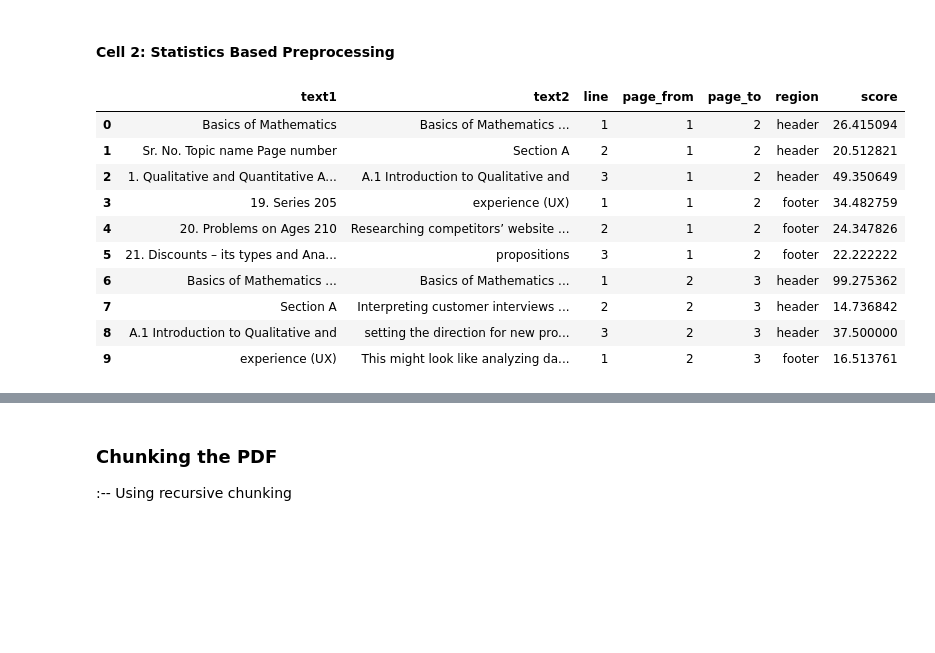
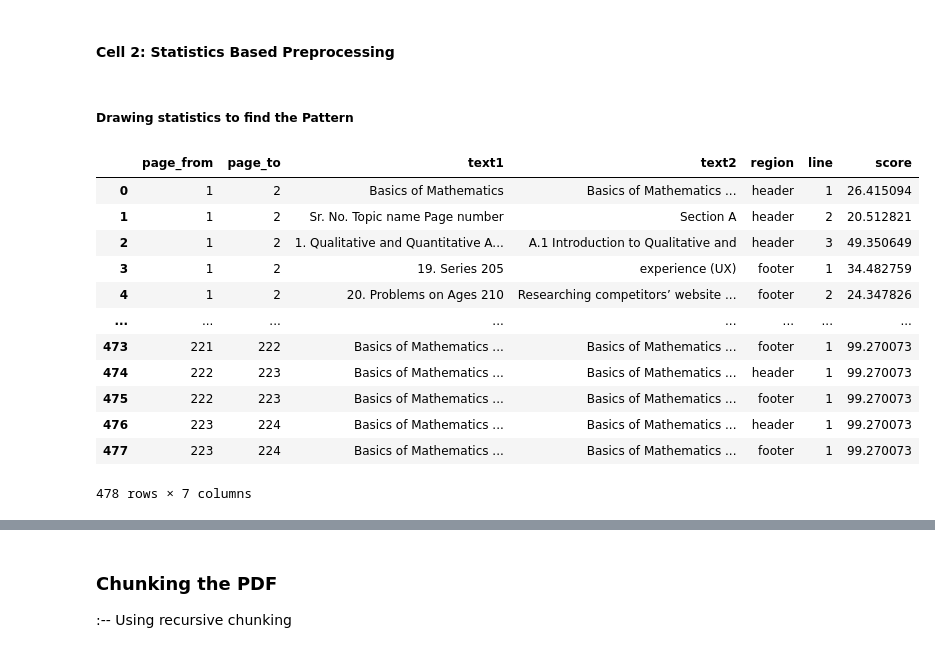
Before and after one commit to Dhruvindave/AI-Knowledge-System-RAG, a Jupyter notebook: main.ipynb, the cells around one changed output, grey strips where cells are left out. Drawn from its saved outputs; the diff is of its cells as text; code cells hidden in the pictures; blank space fills up the shorter version.

```diff
--- a/main.ipynb
+++ b/main.ipynb
@@ -218,48 +463,54 @@ Difference between Quantitative data analysis and Qualitative data analysis
 ---------------------------------------
 # %% [markdown]
 #### Cell 2: Statistics Based Preprocessing
+# %% [markdown]
+##### Drawing statistics to find the Pattern
 # %%
 similar_line_pdf = compute_line_similarity(pdf, 3)
+
+similar_line_pdf
+# %% [output]
+|  | page_from | page_to | text1 | text2 | region | line | score |
+| 0 | 1 | 2 | Basics of Mathematics | Basics of Mathematics ... | header | 1 | 26.415094 |
+| 1 | 1 | 2 | Sr. No. Topic name Page number | Section A | header | 2 | 20.512821 |
+| 2 | 1 | 2 | 1. Qualitative and Quantitative A... | A.1 Introduction to Qualitative and | header | 3 | 49.350649 |
+| 3 | 1 | 2 | 19. Series 205 | experience (UX) | footer | 1 | 34.482759 |
+| 4 | 1 | 2 | 20. Problems on Ages 210 | Researching competitors’ website ... | footer | 2 | 24.347826 |
+| ... | ... | ... | ... | ... | ... | ... | ... |
+| 473 | 221 | 222 | Basics of Mathematics ... | Basics of Mathematics ... | footer | 1 | 99.270073 |
+| 474 | 222 | 223 | Basics of Mathematics ... | Basics of Mathematics ... | header | 1 | 99.270073 |
+| 475 | 222 | 223 | Basics of Mathematics ... | Basics of Mathematics ... | footer | 1 | 99.270073 |
+| 476 | 223 | 224 | Basics of Mathematics ... | Basics of Mathematics ... | header | 1 | 99.270073 |
+| 477 | 223 | 224 | Basics of Mathematics ... | Basics of Mathematics ... | footer | 1 | 99.270073 |
+478 rows × 7 columns
 # %%
-suspect_similarity_dataset = pd.DataFrame(columns=['text1','text2', 'line', 'page_from', 'page_to', 'region',  'score'])
+# suspect_similarity_dataset = pd.DataFrame(columns=['text1','text2', 'line', 'page_from', 'page_to', 'region',  'score'])
 
-for page in similar_line_pdf:
-    for header in page['header_scores']:
-        new_row = {
-            'page_from': page['pages'][0],
-            'page_to': page['pages'][1],
-            'region': 'header',
-            'line': header['line'],
-            'text1': header['text1'],
-            'text2': header['text2'],
-            'score': header['score']
-        }
-        suspect_similarity_dataset.loc[len(suspect_similarity_dataset)] = new_row
+# for page in similar_line_pdf:
+#     for header in page['header_scores']:
+#         new_row = {
+#             'page_from': page['pages'][0],
+#             'page_to': page['pages'][1],
+#             'region': 'header',
+#             'line': header['line'],
+#             'text1': header['text1'],
+#             'text2': header['text2'],
+#             'score': header['score']
+#         }
+#         suspect_similarity_dataset.loc[len(suspect_similarity_dataset)] = new_row
 
-    for footer in page['footer_scores']:
-        new_row = {
-            'page_from': page['pages'][0],
-            'page_to': page['pages'][1],
-            'region': 'footer',
-            'line': footer['line'],
-            'text1': footer['text1'],
-            'text2': footer['text2'],
-            'score': footer['score']
-        }
-        suspect_similarity_dataset.loc[len(suspect_similarity_dataset)] = new_row
+#     for footer in page['footer_scores']:
+#         new_row = {
+#             'page_from': page['pages'][0],
+#             'page_to': page['pages'][1],
+#             'region': 'footer',
+#             'line': footer['line'],
+#             'text1': footer['text1'],
+#             'text2': footer['text2'],
+#             'score': footer['score']
+#         }
+#         suspect_similarity_dataset.loc[len(suspect_similarity_dataset)] = new_row
 
 
-suspect_similarity_dataset.head(10)
+# suspect_similarity_dataset.head(10)
-# %% [output]
-|  | text1 | text2 | line | page_from | page_to | region | score |
-| 0 | Basics of Mathematics | Basics of Mathematics ... | 1 | 1 | 2 | header | 26.415094 |
-| 1 | Sr. No. Topic name Page number | Section A | 2 | 1 | 2 | header | 20.512821 |
-| 2 | 1. Qualitative and Quantitative A... | A.1 Introduction to Qualitative and | 3 | 1 | 2 | header | 49.350649 |
-| 3 | 19. Series 205 | experience (UX) | 1 | 1 | 2 | footer | 34.482759 |
-| 4 | 20. Problems on Ages 210 | Researching competitors’ website ... | 2 | 1 | 2 | footer | 24.347826 |
-| 5 | 21. Discounts – its types and Ana... | propositions | 3 | 1 | 2 | footer | 22.222222 |
-| 6 | Basics of Mathematics ... | Basics of Mathematics ... | 1 | 2 | 3 | header | 99.275362 |
-| 7 | Section A | Interpreting customer interviews ... | 2 | 2 | 3 | header | 14.736842 |
-| 8 | A.1 Introduction to Qualitative and | setting the direction for new pro... | 3 | 2 | 3 | header | 37.500000 |
-| 9 | experience (UX) | This might look like analyzing da... | 1 | 2 | 3 | footer | 16.513761 |
 # %%
```
Also changed, not shown: parts of 13 cells of this notebook, 1 other file.
